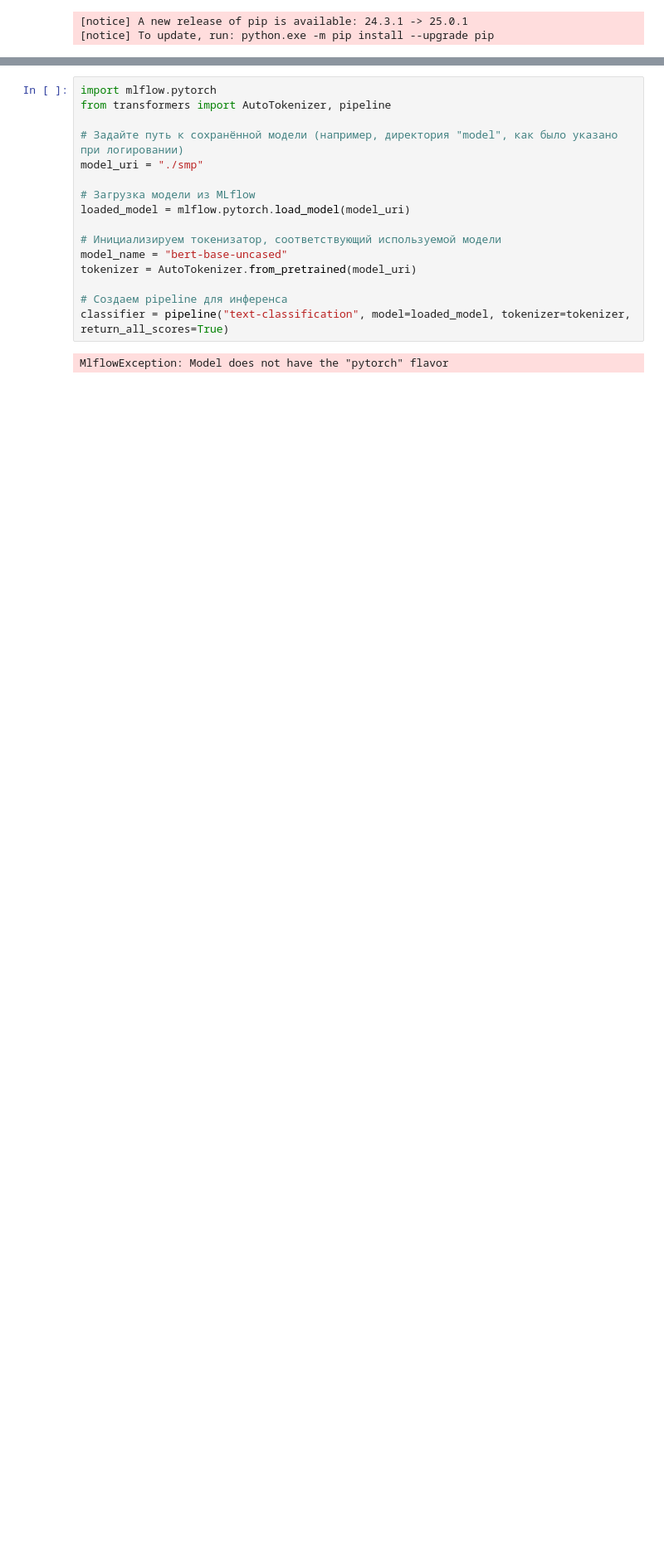
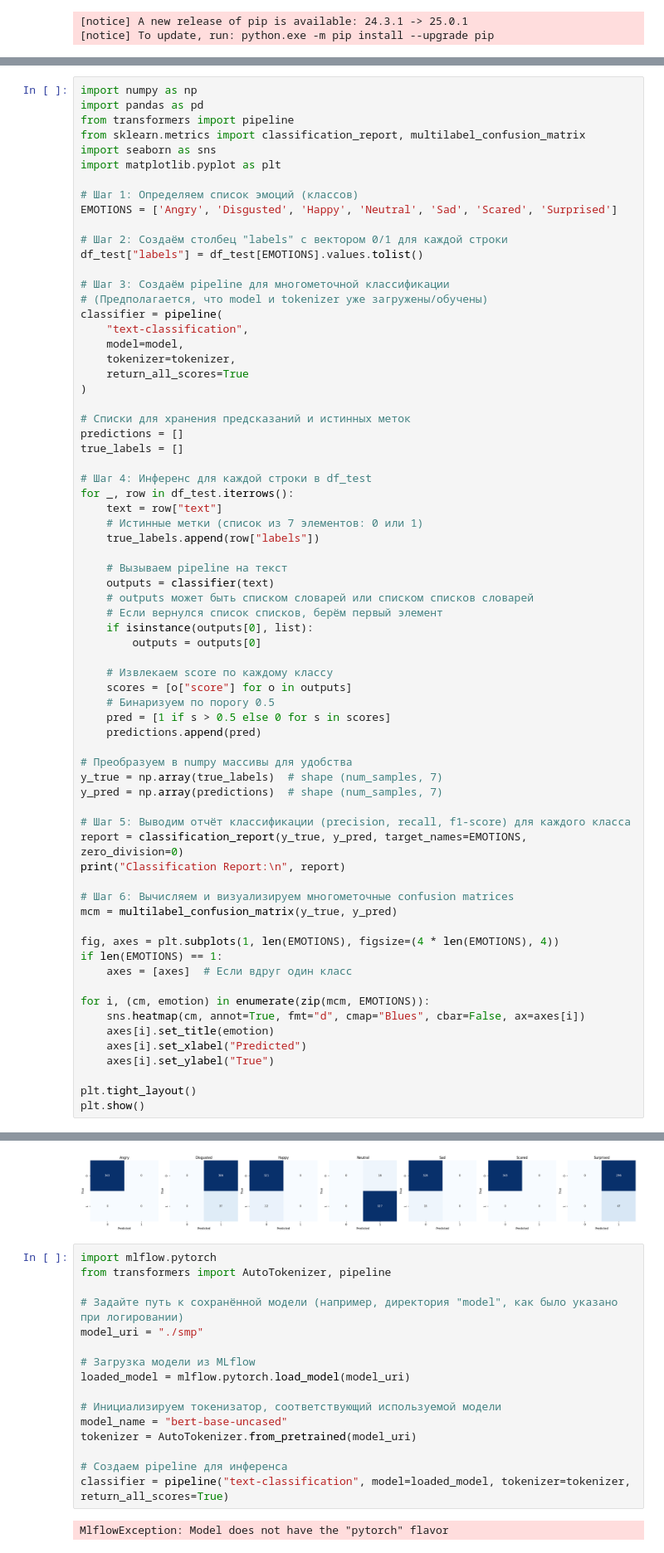
Before and after one commit to EchoStressAI/proto_mvp, a Jupyter notebook: convert/train.ipynb, the cells around one changed output, grey strips where cells are left out. Shown: that part at 83% size. Drawn from its saved outputs; the diff is of its cells as text; blank space fills up the shorter version.

```diff
--- a/convert/train.ipynb
+++ b/convert/train.ipynb
@@ -565,0 +902,70 @@ MLflowCallback
+# %%
+import numpy as np
+import pandas as pd
+from transformers import pipeline
+from sklearn.metrics import classification_report, multilabel_confusion_matrix
+import seaborn as sns
+import matplotlib.pyplot as plt
+
+# Шаг 1: Определяем список эмоций (классов)
+EMOTIONS = ['Angry', 'Disgusted', 'Happy', 'Neutral', 'Sad', 'Scared', 'Surprised']
+
+# Шаг 2: Создаём столбец "labels" с вектором 0/1 для каждой строки
+df_test["labels"] = df_test[EMOTIONS].values.tolist()
+
+# Шаг 3: Создаём pipeline для многометочной классификации
+# (Предполагается, что model и tokenizer уже загружены/обучены)
+classifier = pipeline(
+    "text-classification",
+    model=model,
+    tokenizer=tokenizer,
+    return_all_scores=True
+)
+
+# Списки для хранения предсказаний и истинных меток
+predictions = []
+true_labels = []
+
+# Шаг 4: Инференс для каждой строки в df_test
+for _, row in df_test.iterrows():
+    text = row["text"]
+    # Истинные метки (список из 7 элементов: 0 или 1)
+    true_labels.append(row["labels"])
+
+    # Вызываем pipeline на текст
+    outputs = classifier(text)
+    # outputs может быть списком словарей или списком списков словарей
+    # Если вернулся список списков, берём первый элемент
+    if isinstance(outputs[0], list):
+        outputs = outputs[0]
+
+    # Извлекаем score по каждому классу
+    scores = [o["score"] for o in outputs]
+    # Бинаризуем по порогу 0.5
+    pred = [1 if s > 0.5 else 0 for s in scores]
+    predictions.append(pred)
+
+# Преобразуем в numpy массивы для удобства
+y_true = np.array(true_labels)  # shape (num_samples, 7)
+y_pred = np.array(predictions)  # shape (num_samples, 7)
+
+# Шаг 5: Выводим отчёт классификации (precision, recall, f1-score) для каждого класса
+report = classification_report(y_true, y_pred, target_names=EMOTIONS, zero_division=0)
+print("Classification Report:\n", report)
+
+# Шаг 6: Вычисляем и визуализируем многометочные confusion matrices
+mcm = multilabel_confusion_matrix(y_true, y_pred)
+
+fig, axes = plt.subplots(1, len(EMOTIONS), figsize=(4 * len(EMOTIONS), 4))
+if len(EMOTIONS) == 1:
+    axes = [axes]  # Если вдруг один класс
+
+for i, (cm, emotion) in enumerate(zip(mcm, EMOTIONS)):
+    sns.heatmap(cm, annot=True, fmt="d", cmap="Blues", cbar=False, ax=axes[i])
+    axes[i].set_title(emotion)
+    axes[i].set_xlabel("Predicted")
+    axes[i].set_ylabel("True")
+
+plt.tight_layout()
+plt.show()
+# %% [output]
@@ -566,3 +988,4 @@ MLflowCallback
+[figure, added]
 # %%
 import mlflow.pytorch
 from transformers import AutoTokenizer, pipeline
```
Also changed, not shown: parts of 50 cells of this notebook, 5 other files.
